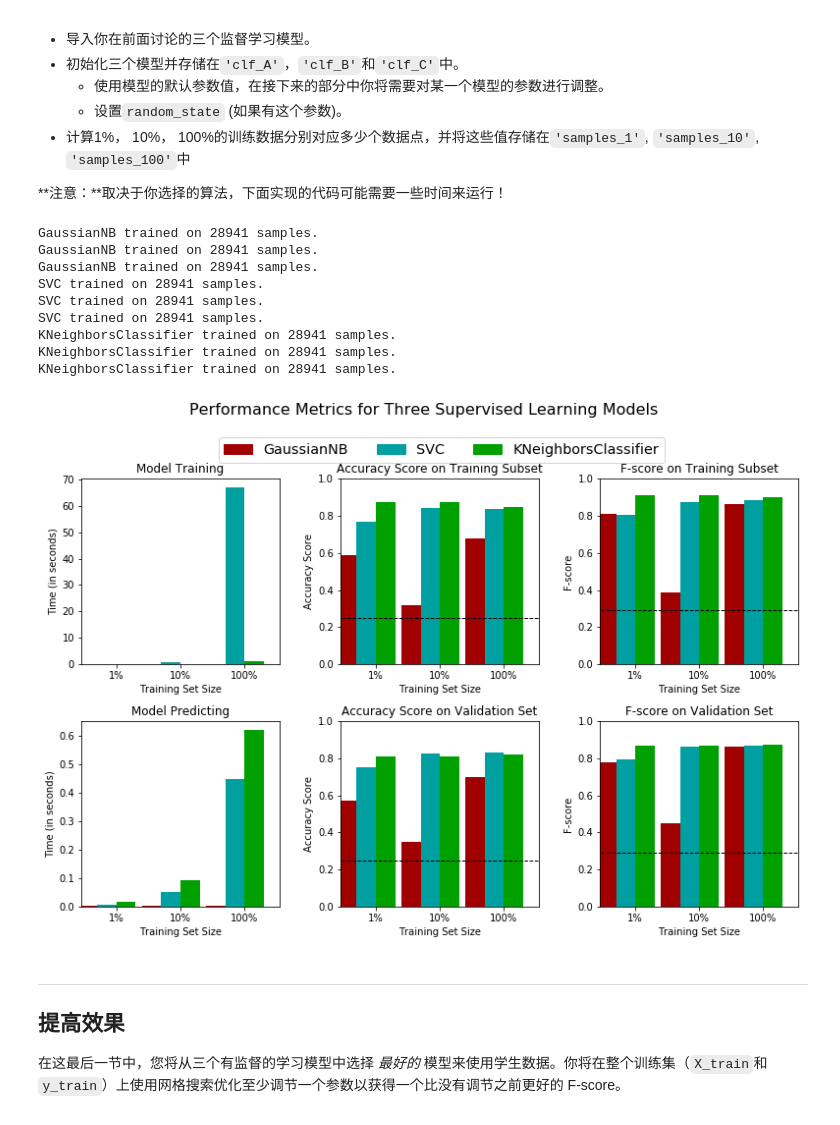
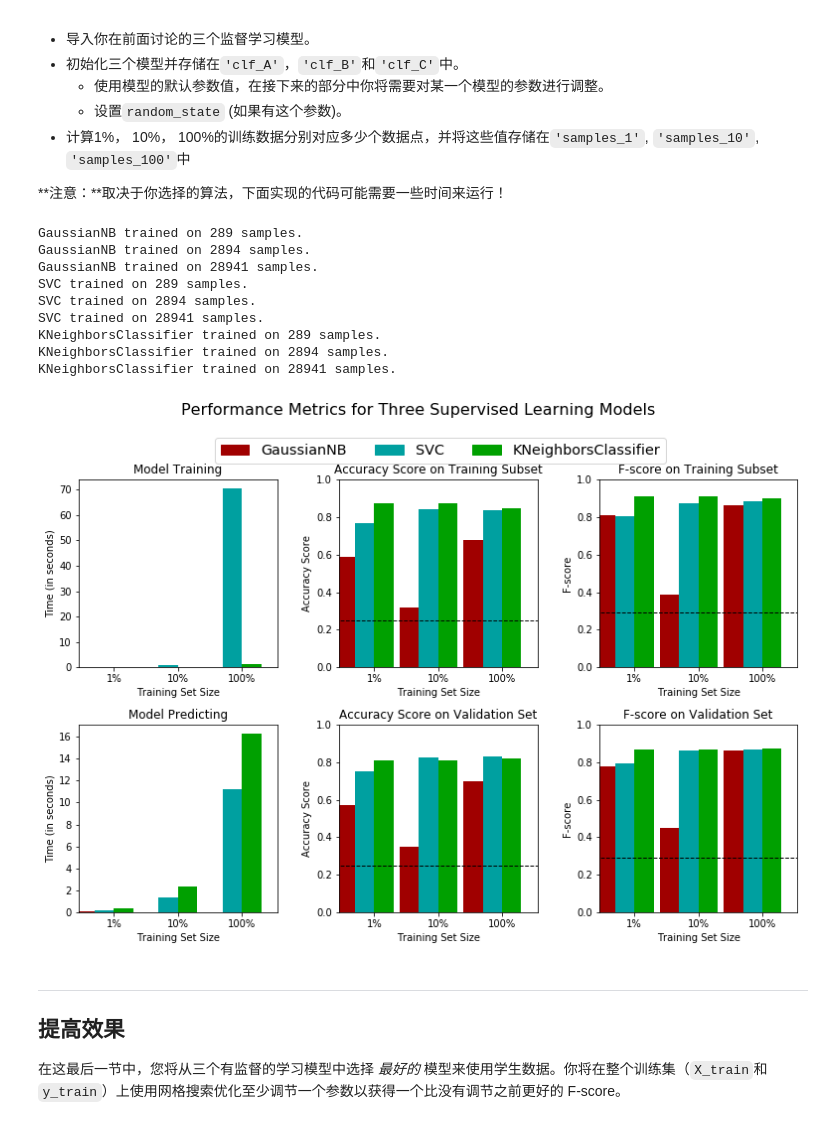
Before and after one commit to ickma/udacityProjects, a Jupyter notebook: finding_donors/finding_donors.ipynb, the cells around one changed output. Drawn from its saved outputs; the diff is of its cells as text; code cells hidden in the pictures.

```diff
--- a/finding_donors/finding_donors.ipynb
+++ b/finding_donors/finding_donors.ipynb
@@ -215,7 +216,7 @@ $$ F_{\beta} = (1 + \beta^2) \cdot \frac{precision \cdot recall}{\left( \beta^2
 #不能使用scikit-learn，你需要根据公式自己实现相关计算。
 
 #TODO： 计算准确率
-accuracy =float(len(y_test[y_test[">50K"]==1]))/len(y_test)
+accuracy =float(len(y_val[y_val[">50K"]==1]))/len(y_val)
 
 # TODO： 计算查准率 Precision
 precision = accuracy
@@ -353,8 +354,7 @@ def train_predict(learner, sample_size, X_train, y_train, X_val, y_val):
     # TODO：使用sample_size大小的训练数据来拟合学习器
     # TODO: Fit the learner to the training data using slicing with 'sample_size'
     start = time()  # 获得程序开始时间
-    sample_number = int(len(X_train) * sample_size)
-    learner.fit(X_train[:sample_number], y_train[:sample_number])
+    learner.fit(X_train[:sample_size], y_train[:sample_size])
     end = time()  # 获得程序结束时间
 
     # TODO：计算训练时间
@@ -363,27 +363,27 @@ def train_predict(learner, sample_size, X_train, y_train, X_val, y_val):
     # TODO: 得到在验证集上的预测值
     #       然后得到对前300个训练数据的预测结果
     start = time()  # 获得程序开始时间
-    predictions_val = learner.predict(X_train[:300])
-    predictions_train = X_train[:300]
+    predictions=learner.predict(X_val)
+    predictions_three_hundreds = learner.predict(X_train[:300])
     end = time()  # 获得程序结束时间
 
     # TODO：计算预测用时
     results['pred_time'] = end - start
 
     # TODO：计算在最前面的300个训练数据的准确率
-    results['acc_train'] = accuracy_score(y_train[:300], predictions_val)
+    results['acc_train'] = accuracy_score(y_train[:300], predictions_three_hundreds)
 
     # TODO：计算在验证上的准确率
-    results['acc_val'] = accuracy_score(learner.predict(X_val), y_val)
+    results['acc_val'] = accuracy_score(predictions, y_val)
 
     # TODO：计算在最前面300个训练数据上的F-score
-    results['f_train'] = fbeta_score(y_train[:300], predictions_val,beta=0.5)
+    results['f_train'] = fbeta_score(y_train[:300], predictions_three_hundreds,beta=0.5)
 
     # TODO：计算验证集上的F-score
-    results['f_val'] = fbeta_score(y_val,learner.predict(X_val),beta=0.5)
+    results['f_val'] = fbeta_score(y_val,predictions,beta=0.5)
 
     # 成功
-    print "{} trained on {} samples.".format(learner.__class__.__name__, len(X_train))
+    print "{} trained on {} samples.".format(learner.__class__.__name__, sample_size)
 
     # 返回结果
     return results
@@ -400,40 +400,40 @@ def train_predict(learner, sample_size, X_train, y_train, X_val, y_val):
 # %%
 # TODO：从sklearn中导入三个监督学习模型
 from sklearn.naive_bayes import GaussianNB
 from sklearn.svm import SVC
 from sklearn.neighbors import KNeighborsClassifier
 
 # TODO：初始化三个模型
 clf_A =GaussianNB()
-clf_B = SVC()
+clf_B = SVC(random_state=0)
 clf_C = KNeighborsClassifier()
 
 # TODO：计算1%， 10%， 100%的训练数据分别对应多少点
-samples_1 = .01
-samples_10 = .1
-samples_100 = 1
+samples_1 = len(X_train)/100
+samples_10 = len(X_train)/10
+samples_100 = len(X_train)
 
 # 收集学习器的结果
 results = {}
 for clf in [clf_A, clf_B, clf_C]:
     clf_name = clf.__class__.__name__
     results[clf_name] = {}
     for i, samples in enumerate([samples_1, samples_10, samples_100]):
         results[clf_name][i] = train_predict(clf, samples, X_train, y_train, X_val, y_val)
 
 # 对选择的三个模型得到的评价结果进行可视化
 vs.evaluate(results, accuracy, fscore)
 # %% [output]
+GaussianNB trained on 289 samples.
+GaussianNB trained on 2894 samples.
 GaussianNB trained on 28941 samples.
-GaussianNB trained on 28941 samples.
-GaussianNB trained on 28941 samples.
+SVC trained on 289 samples.
+SVC trained on 2894 samples.
 SVC trained on 28941 samples.
-SVC trained on 28941 samples.
-SVC trained on 28941 samples.
+KNeighborsClassifier trained on 289 samples.
+KNeighborsClassifier trained on 2894 samples.
 KNeighborsClassifier trained on 28941 samples.
-KNeighborsClassifier trained on 28941 samples.
-KNeighborsClassifier trained on 28941 samples.
-[figure, old version]
+[figure, new version]
 # %% [markdown]
 ----
 ## 提高效果
```
Also changed, not shown: parts of 4 cells of this notebook, 1 other file.
